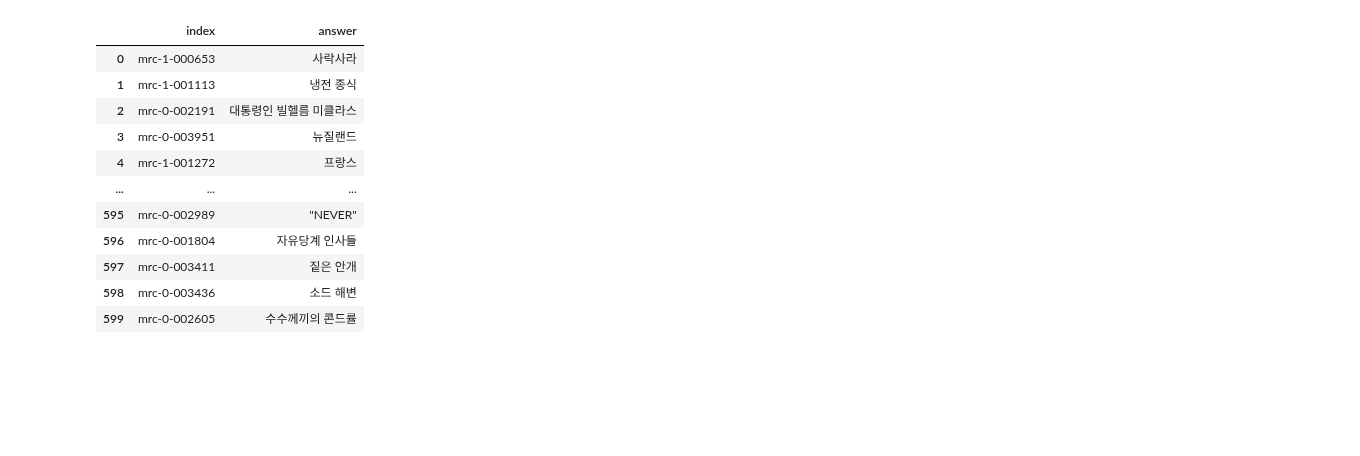
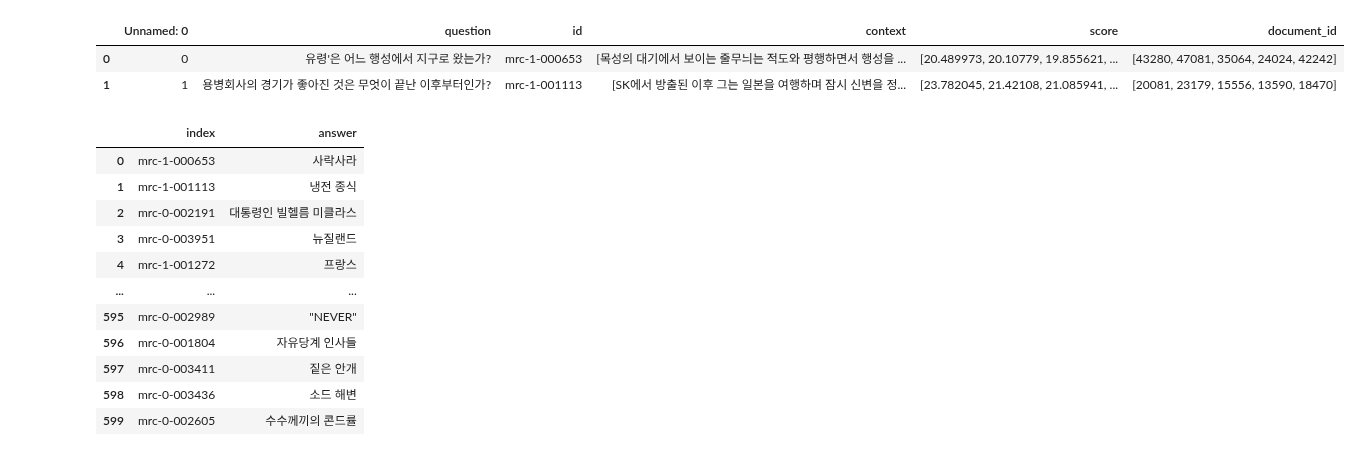
Before and after one commit to boostcampaitech2/mrc-level2-nlp-15, a Jupyter notebook: post_process.ipynb, the cells around one changed output. Saved outputs shown, nothing was run; the diff lists cells and outputs as text; code cells hidden in the pictures; blank space fills up the shorter version.

```diff
--- a/post_process.ipynb
+++ b/post_process.ipynb
@@ -3,0 +11,19 @@ import numpy as np
+# %%
+# pandas settings: display full length of the column values
+pd.set_option('display.max_colwidth', None)
+
+# from the values of context and score and document_id columns leave first 5 elements only
+df_top5 = df_top100.copy()
+# listfiy context, score, document_id columns values
+df_top5["context"] = df_top5["context"].apply(lambda x: eval(x))
+df_top5["score"] = df_top5["score"].apply(lambda x: eval(x))
+df_top5["document_id"] = df_top5["document_id"].apply(lambda x: eval(x))
+
+df_top5['context'] = df_top5['context'].apply(lambda x: x[:5])
+df_top5['score'] = df_top5['score'].apply(lambda x: x[:5])
+df_top5['document_id'] = df_top5['document_id'].apply(lambda x: x[:5])
+display(df_top5.head(2))
+# %% [output]
+|  | Unnamed: 0 | question | id | context | score | document_id |
+| 0 | 0 | 유령'은 어느 행성에서 지구로 왔는가? | mrc-1-000653 | [목성의 대기에서 보이는 줄무늬는 적도와 평행하면서 행성을 ... | [20.489973, 20.10779, 19.855621, ... | [43280, 47081, 35064, 24024, 42242] |
+| 1 | 1 | 용병회사의 경기가 좋아진 것은 무엇이 끝난 이후부터인가? | mrc-1-001113 | [SK에서 방출된 이후 그는 일본을 여행하며 잠시 신변을 정... | [23.782045, 21.42108, 21.085941, ... | [20081, 23179, 15556, 13590, 18470] |
```
Also changed, not shown: parts of 2 cells of this notebook, 10 other files.
